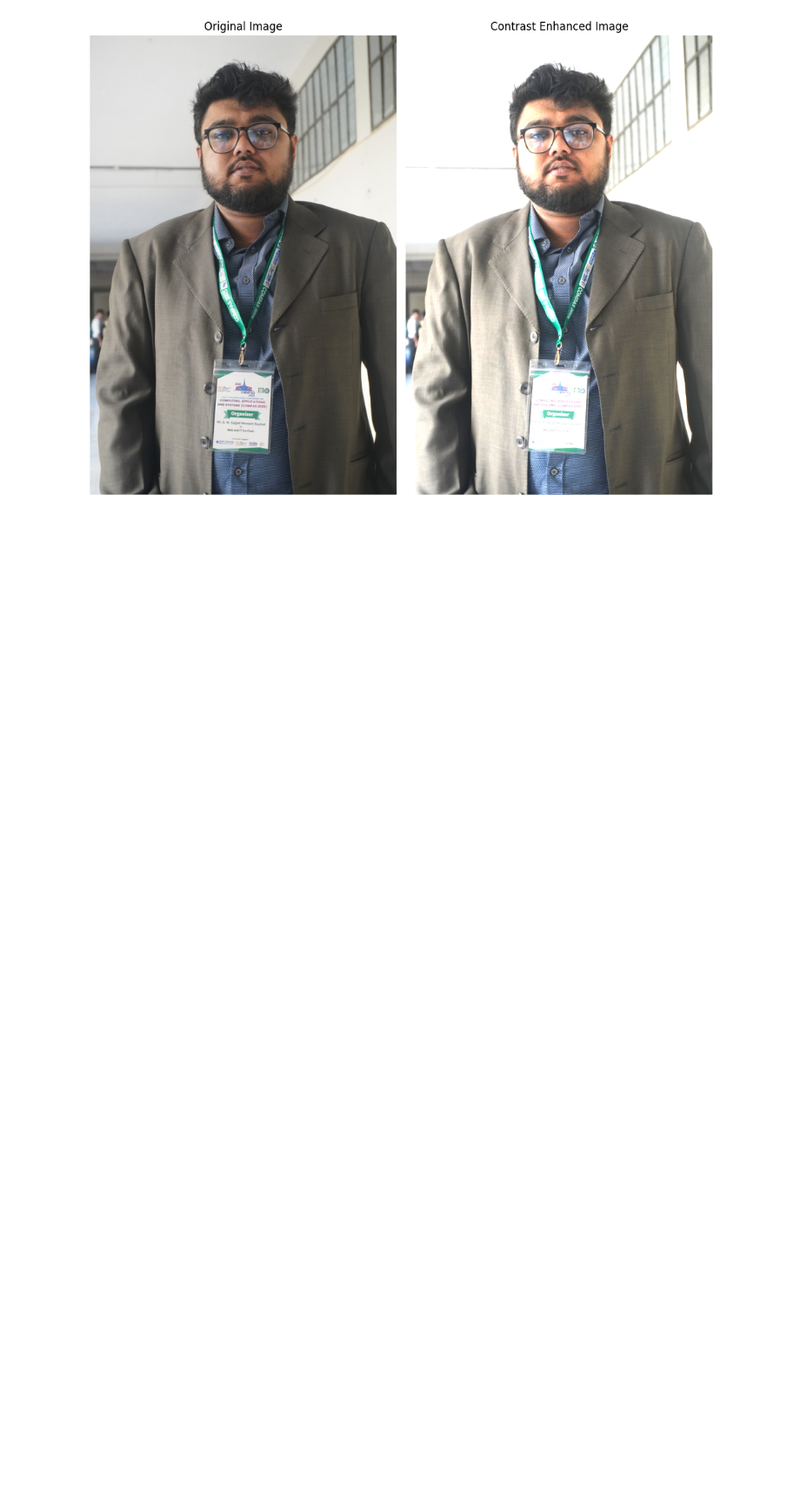
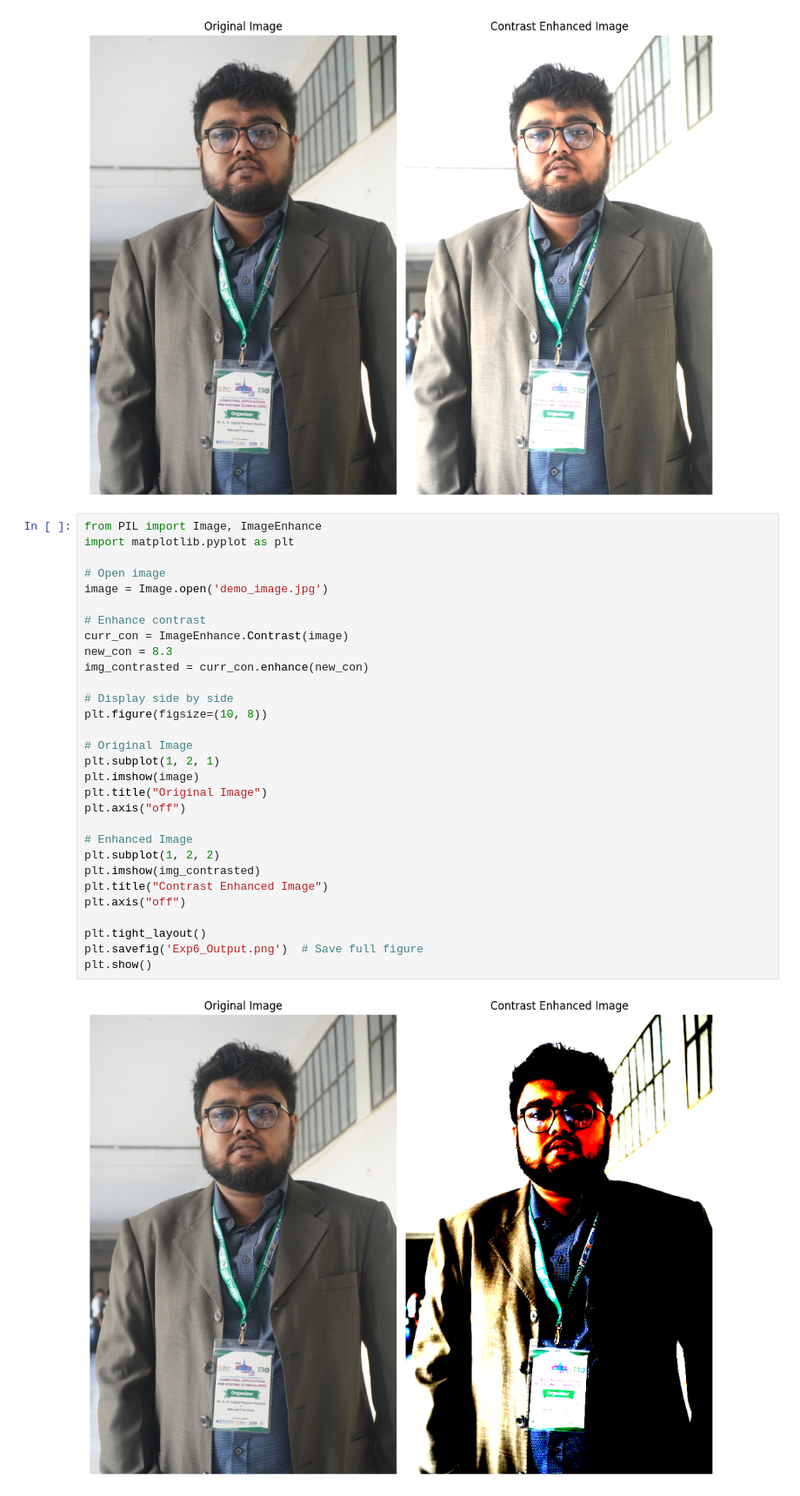
Before and after one commit to SajjadHossainSoykot/ICT-4104-Digital-Signal-and-Image-Processing-Laboratory, a Jupyter notebook: Exp6_ContrastEnhance.ipynb, the cells around one changed output. Shown at 87% size. Saved outputs shown, nothing was run; the diff lists cells and outputs as text; blank space fills up the shorter version.

Commit message:
Update Exp6_Output.png with new visual data representation

```diff
--- a/Exp6_ContrastEnhance.ipynb
+++ b/Exp6_ContrastEnhance.ipynb
@@ -127,3 +127,35 @@ plt.savefig('Exp6_Output.png')  # Save full figure
 plt.show()
 # %% [output]
 [figure]
+# %%
+from PIL import Image, ImageEnhance
+import matplotlib.pyplot as plt
+
+# Open image
+image = Image.open('demo_image.jpg')
+
+# Enhance contrast
+curr_con = ImageEnhance.Contrast(image)
+new_con = 8.3
+img_contrasted = curr_con.enhance(new_con)
+
+# Display side by side
+plt.figure(figsize=(10, 8))
+
+# Original Image
+plt.subplot(1, 2, 1)
+plt.imshow(image)
+plt.title("Original Image")
+plt.axis("off")
+
+# Enhanced Image
+plt.subplot(1, 2, 2)
+plt.imshow(img_contrasted)
+plt.title("Contrast Enhanced Image")
+plt.axis("off")
+
+plt.tight_layout()
+plt.savefig('Exp6_Output.png')  # Save full figure
+plt.show()
+# %% [output]
+[figure, added]
```
Also changed, not shown: 1 other file.
